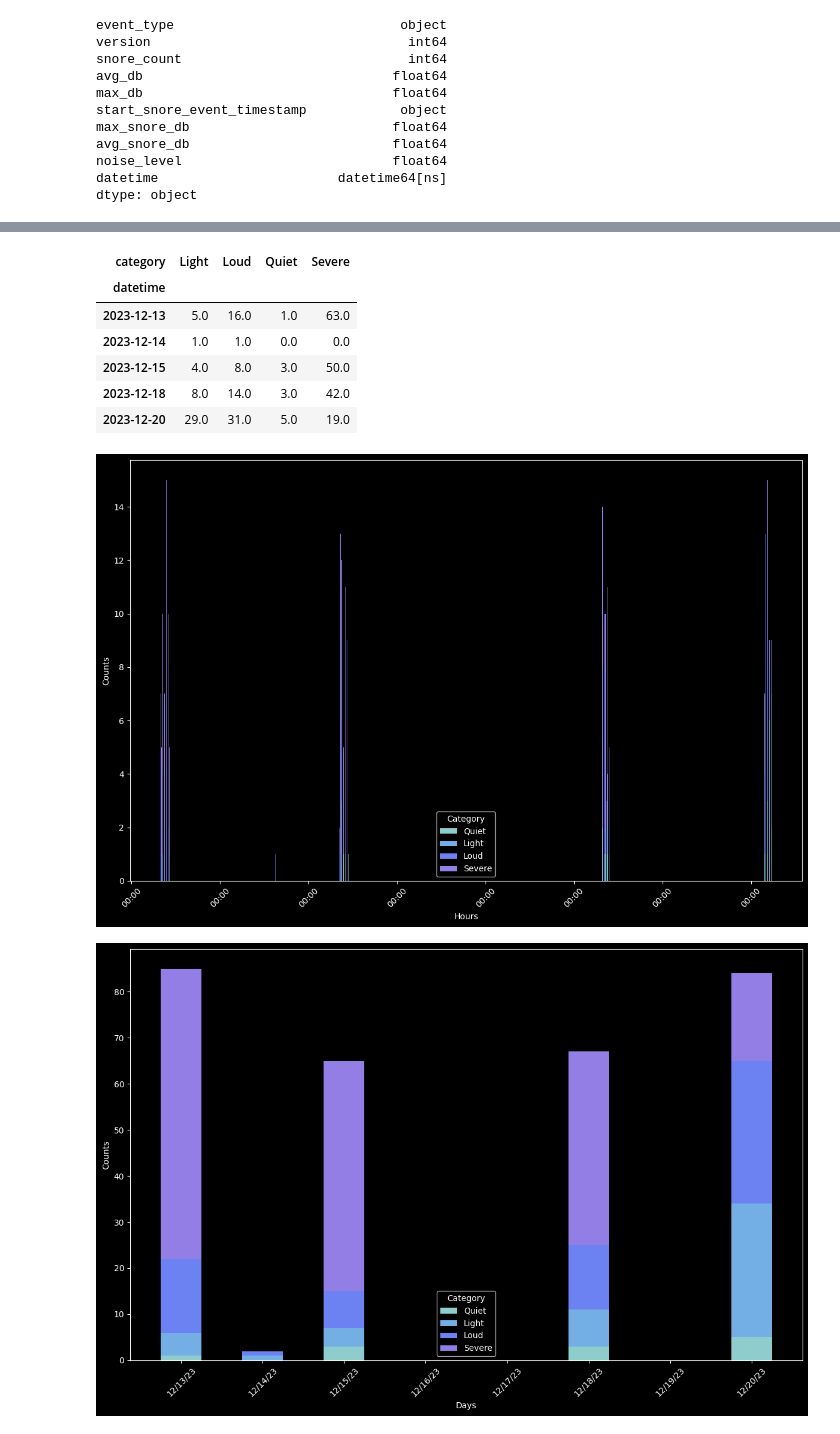
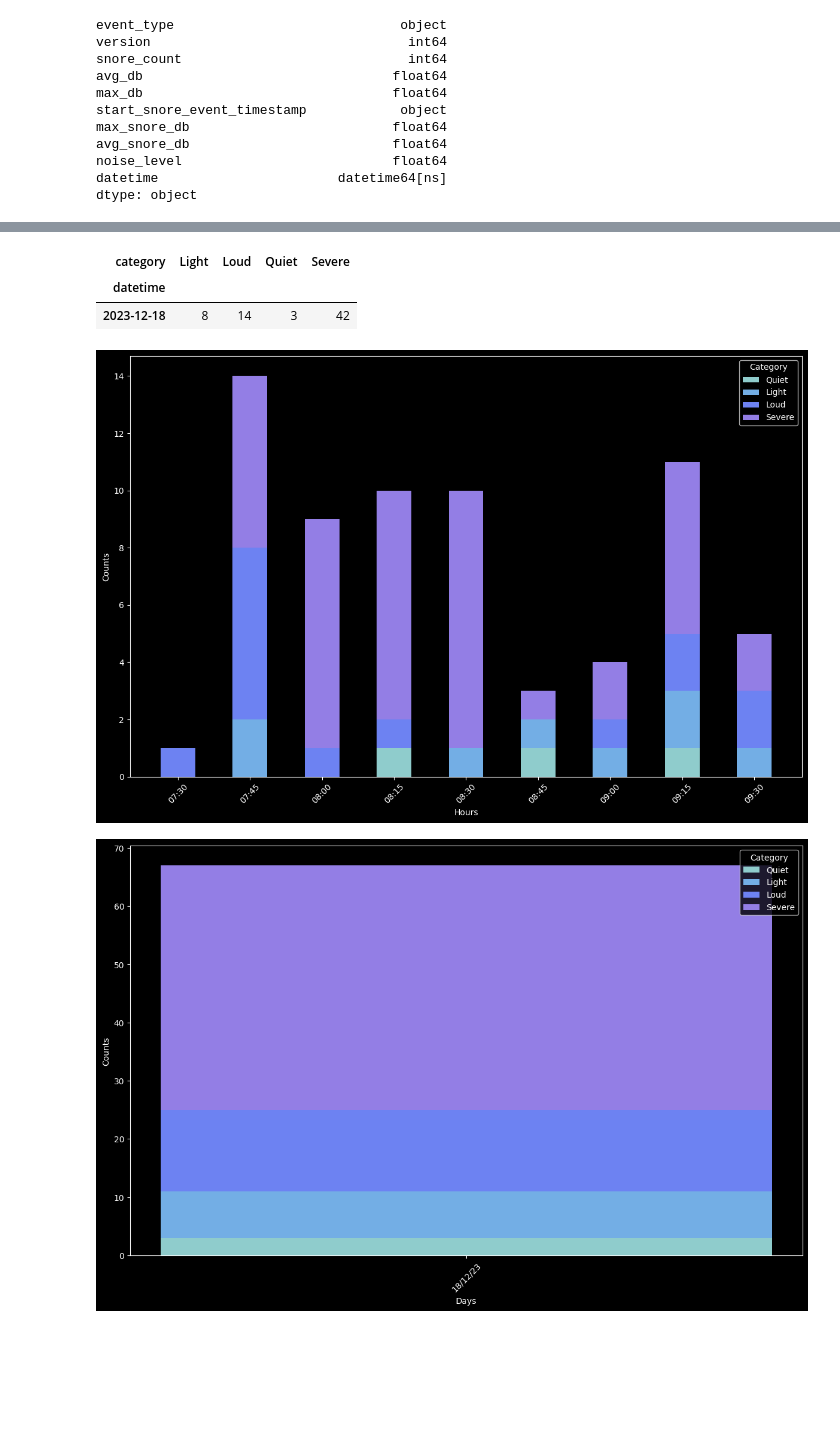
Before and after one commit to okanwyl/plot-test, a Jupyter notebook: pilot-test.ipynb, the cells around one changed output, grey strips where cells are left out. Saved outputs shown, nothing was run; the diff lists cells and outputs as text; code cells hidden in the pictures; blank space fills up the shorter version.

```diff
--- a/pilot-test.ipynb
+++ b/pilot-test.ipynb
@@ -8,7 +8,7 @@ from os.path import isfile, join
 import json
 
 onlyfiles = [
-    f for f in listdir("./daily-data") if isfile(join("./daily-data", f))
+    f for f in listdir("./mixed-data") if isfile(join("./mixed-data", f))
 ]
 
 
@@ -179,11 +172,7 @@ pivot_table_daily
 # %% [output]
 | category | Light | Loud | Quiet | Severe |
 | datetime |  |  |  |  |
-| 2023-12-13 | 5.0 | 16.0 | 1.0 | 63.0 |
-| 2023-12-14 | 1.0 | 1.0 | 0.0 | 0.0 |
-| 2023-12-15 | 4.0 | 8.0 | 3.0 | 50.0 |
-| 2023-12-18 | 8.0 | 14.0 | 3.0 | 42.0 |
-| 2023-12-20 | 29.0 | 31.0 | 5.0 | 19.0 |
+| 2023-12-18 | 8 | 14 | 3 | 42 |
 # %%
 import matplotlib.dates as mdates
 
@@ -227,7 +216,7 @@ plt.legend(title="Category")
 plt.tight_layout()
 plt.show()
 # %% [output]
-[figure, old version]
+[figure, new version]
 # %%
 import matplotlib.dates as mdates
 
@@ -243,36 +232,36 @@ colors = {
     "Severe": "#937ee5",
 }
 
 
 bottom = None
 for category, color in colors.items():
     plt.bar(
         pivot_table_daily.index,
         pivot_table_daily.get(category, 0),
         bottom=bottom,
         color=color,
         label=category,
         width=0.5,
     )
     if bottom is None:
         bottom = pivot_table_daily.get(category, 0)
     else:
         bottom += pivot_table_daily.get(category, 0)
 
 
-plt.gca().xaxis.set_major_formatter(mdates.DateFormatter("%m/%d/%y"))
-# plt.xticks(pivot_table_daily.index)
+plt.gca().xaxis.set_major_formatter(mdates.DateFormatter("%d/%m/%y"))
+plt.xticks(pivot_table_daily.index)
 
 plt.xlabel("Days")
 plt.ylabel("Counts")
 plt.xticks(rotation=45)
 plt.legend(title="Category")
 
 
 plt.tight_layout()
 plt.show()
 # %% [output]
-[figure, old version]
+[figure, new version]
 # %%
 pivot_table_reset_index = pivot_table.reset_index()
 
```
Also changed, not shown: parts of 5 cells of this notebook, 3 other files.
